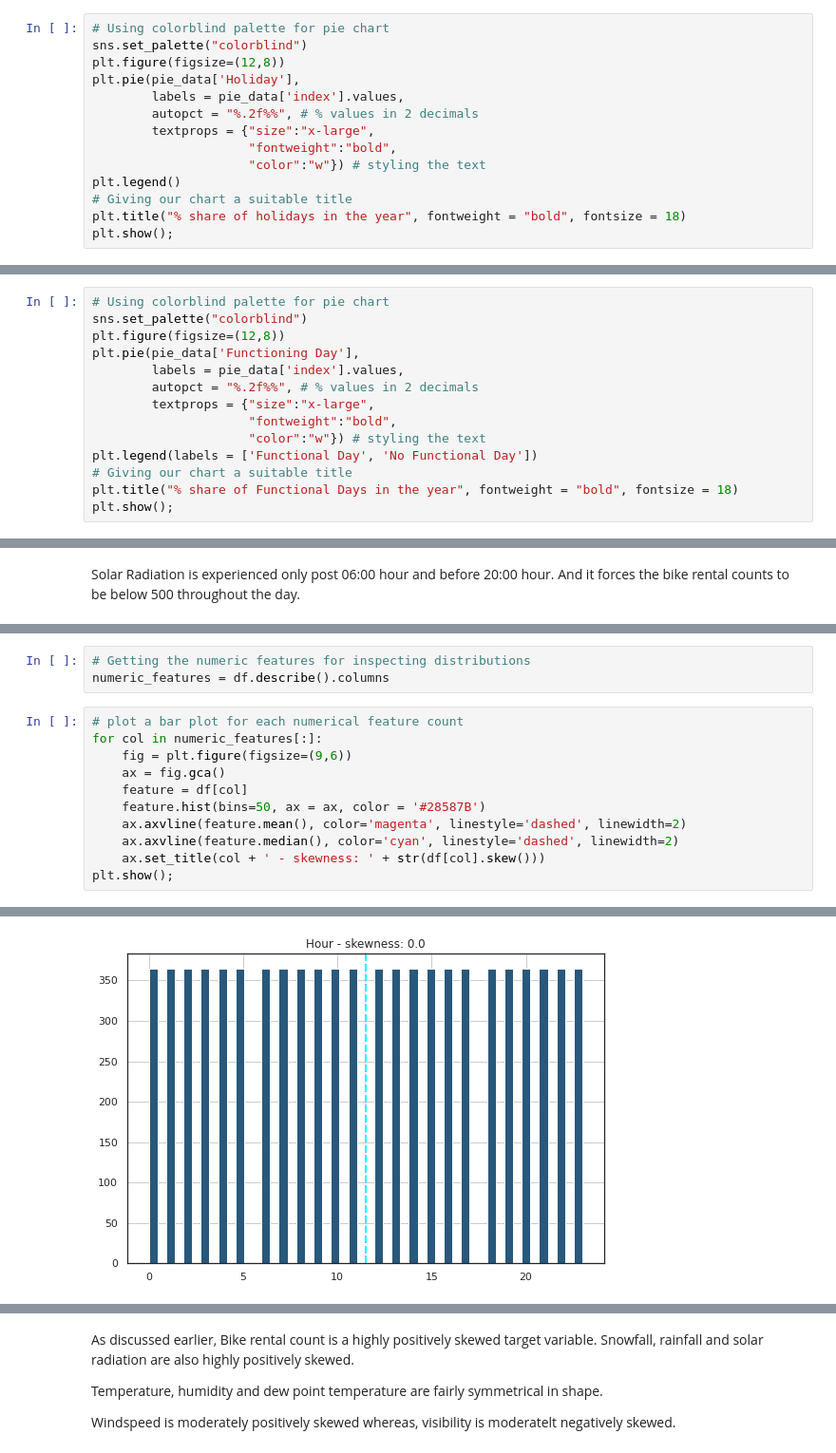
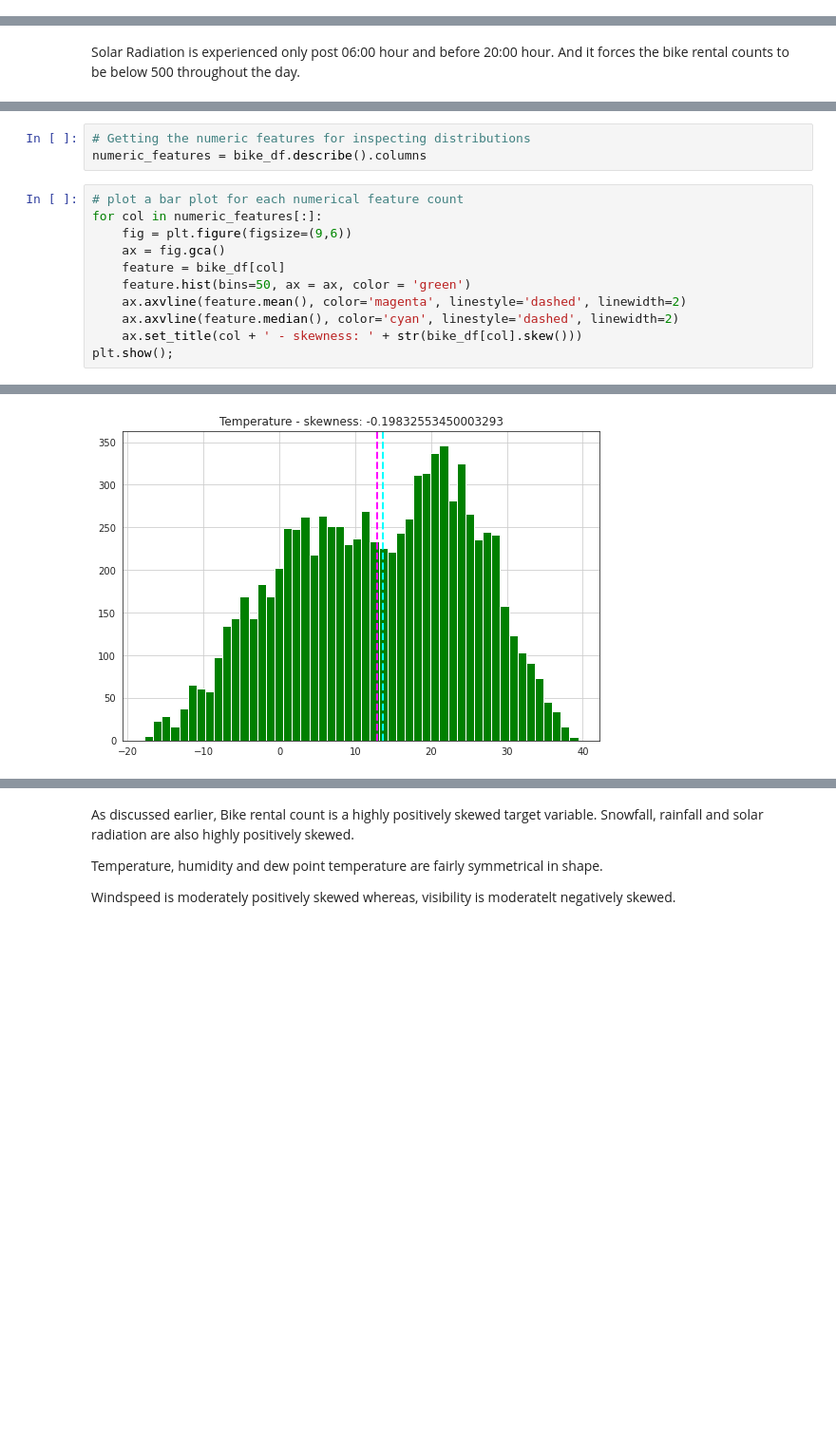
Before and after one commit to Tapomay1/Bike-Sharing-Demand-Prediction, a Jupyter notebook: TPS_Bike_Sharing_Demand_Predictionn_Capstone.ipynb, the cells around one changed output, grey strips where cells are left out. Shown at 95% size. Cells and saved outputs as stored; diff of their text form; blank space fills up the shorter version.

```diff
--- a/TPS_Bike_Sharing_Demand_Predictionn_Capstone.ipynb
+++ b/TPS_Bike_Sharing_Demand_Predictionn_Capstone.ipynb
@@ -661,14 +559,0 @@ pie_data
-# %%
-# Using colorblind palette for pie chart
-sns.set_palette("colorblind")
-plt.figure(figsize=(12,8))
-plt.pie(pie_data['Holiday'],
-        labels = pie_data['index'].values,
-        autopct = "%.2f%%", # % values in 2 decimals
-        textprops = {"size":"x-large",
-                     "fontweight":"bold",
-                     "color":"w"}) # styling the text
-plt.legend()
-# Giving our chart a suitable title
-plt.title("% share of holidays in the year", fontweight = "bold", fontsize = 18)
-plt.show();
@@ -742,14 +609,0 @@ pie_data
-# %%
-# Using colorblind palette for pie chart
-sns.set_palette("colorblind")
-plt.figure(figsize=(12,8))
-plt.pie(pie_data['Functioning Day'],
-        labels = pie_data['index'].values,
-        autopct = "%.2f%%", # % values in 2 decimals
-        textprops = {"size":"x-large",
-                     "fontweight":"bold",
-                     "color":"w"}) # styling the text
-plt.legend(labels = ['Functional Day', 'No Functional Day'])
-# Giving our chart a suitable title
-plt.title("% share of Functional Days in the year", fontweight = "bold", fontsize = 18)
-plt.show();
@@ -911,15 +762,15 @@ Solar Radiation is experienced only post 06:00 hour and before 20:00 hour. And i
 # %%
 # Getting the numeric features for inspecting distributions
-numeric_features = df.describe().columns
+numeric_features = bike_df.describe().columns
 # %%
 # plot a bar plot for each numerical feature count
 for col in numeric_features[:]:
     fig = plt.figure(figsize=(9,6))
     ax = fig.gca()
-    feature = df[col]
-    feature.hist(bins=50, ax = ax, color = '#28587B')
+    feature = bike_df[col]
+    feature.hist(bins=50, ax = ax, color = 'green')
     ax.axvline(feature.mean(), color='magenta', linestyle='dashed', linewidth=2)
     ax.axvline(feature.median(), color='cyan', linestyle='dashed', linewidth=2)
-    ax.set_title(col + ' - skewness: ' + str(df[col].skew()))
+    ax.set_title(col + ' - skewness: ' + str(bike_df[col].skew()))
 plt.show();
 # %% [output]
@@ -927 +778 @@ plt.show();
-[figure, old version]
+[figure, new version]
```
Also changed, not shown: parts of 196 cells of this notebook.
